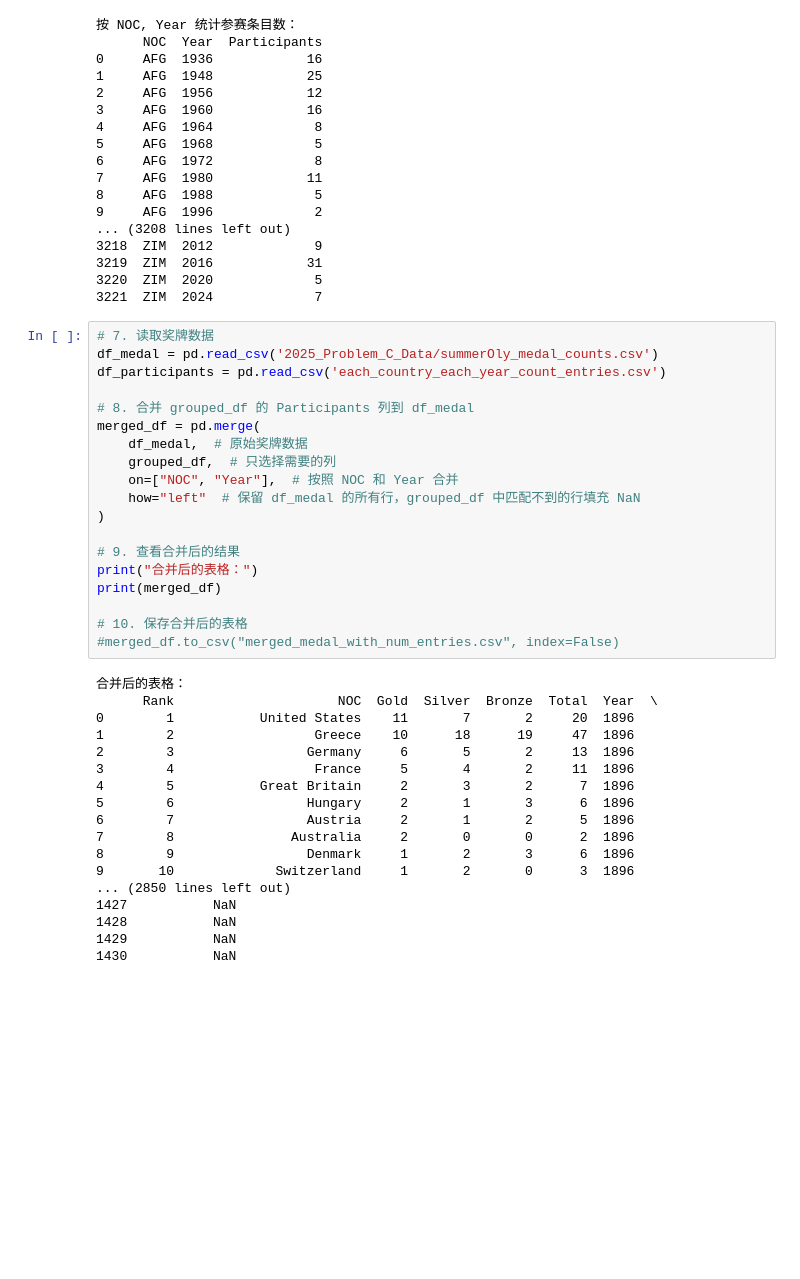
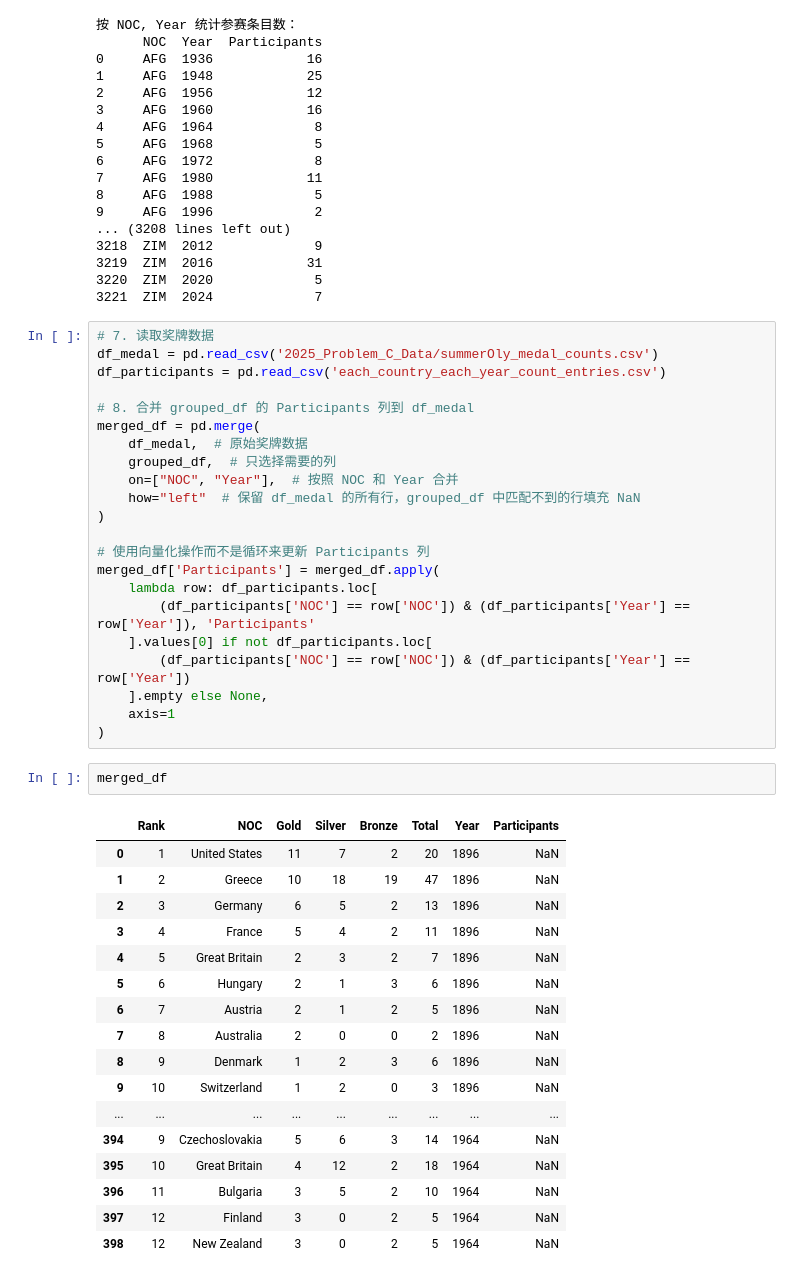
Before and after one commit to DAIDASEN/ICM2025, a Jupyter notebook: Athlete.ipynb, the cells around one changed output. Saved outputs shown, nothing was run; the diff lists cells and outputs as text; blank space fills up the shorter version.

```diff
--- a/Athlete.ipynb
+++ b/Athlete.ipynb
@@ -67,27 +67,32 @@ merged_df = pd.merge(
     how="left"  # 保留 df_medal 的所有行，grouped_df 中匹配不到的行填充 NaN
 )
 
-# 9. 查看合并后的结果
-print("合并后的表格：")
-print(merged_df)
-
-# 10. 保存合并后的表格
-#merged_df.to_csv("merged_medal_with_num_entries.csv", index=False)
+# 使用向量化操作而不是循环来更新 Participants 列
+merged_df['Participants'] = merged_df.apply(
+    lambda row: df_participants.loc[
+        (df_participants['NOC'] == row['NOC']) & (df_participants['Year'] == row['Year']), 'Participants'
+    ].values[0] if not df_participants.loc[
+        (df_participants['NOC'] == row['NOC']) & (df_participants['Year'] == row['Year'])
+    ].empty else None,
+    axis=1
+)
-# %% [output]
-合并后的表格：
-      Rank                     NOC  Gold  Silver  Bronze  Total  Year  \
-0        1           United States    11       7       2     20  1896
-1        2                  Greece    10      18      19     47  1896
-2        3                 Germany     6       5       2     13  1896
-3        4                  France     5       4       2     11  1896
-4        5           Great Britain     2       3       2      7  1896
-5        6                 Hungary     2       1       3      6  1896
-6        7                 Austria     2       1       2      5  1896
-7        8               Australia     2       0       0      2  1896
-8        9                 Denmark     1       2       3      6  1896
-9       10             Switzerland     1       2       0      3  1896
-... (2850 lines left out)
-1427           NaN
-1428           NaN
-1429           NaN
-1430           NaN
+# %%
+merged_df
+# %% [output]
+|  | Rank | NOC | Gold | Silver | Bronze | Total | Year | Participants |
+| 0 | 1 | United States | 11 | 7 | 2 | 20 | 1896 | NaN |
+| 1 | 2 | Greece | 10 | 18 | 19 | 47 | 1896 | NaN |
+| 2 | 3 | Germany | 6 | 5 | 2 | 13 | 1896 | NaN |
+| 3 | 4 | France | 5 | 4 | 2 | 11 | 1896 | NaN |
+| 4 | 5 | Great Britain | 2 | 3 | 2 | 7 | 1896 | NaN |
+| 5 | 6 | Hungary | 2 | 1 | 3 | 6 | 1896 | NaN |
+| 6 | 7 | Austria | 2 | 1 | 2 | 5 | 1896 | NaN |
+| 7 | 8 | Australia | 2 | 0 | 0 | 2 | 1896 | NaN |
+| 8 | 9 | Denmark | 1 | 2 | 3 | 6 | 1896 | NaN |
+| 9 | 10 | Switzerland | 1 | 2 | 0 | 3 | 1896 | NaN |
+| ... | ... | ... | ... | ... | ... | ... | ... | ... |
+| 394 | 9 | Czechoslovakia | 5 | 6 | 3 | 14 | 1964 | NaN |
+| 395 | 10 | Great Britain | 4 | 12 | 2 | 18 | 1964 | NaN |
+| 396 | 11 | Bulgaria | 3 | 5 | 2 | 10 | 1964 | NaN |
+| 397 | 12 | Finland | 3 | 0 | 2 | 5 | 1964 | NaN |
+| 398 | 12 | New Zealand | 3 | 0 | 2 | 5 | 1964 | NaN |
```
